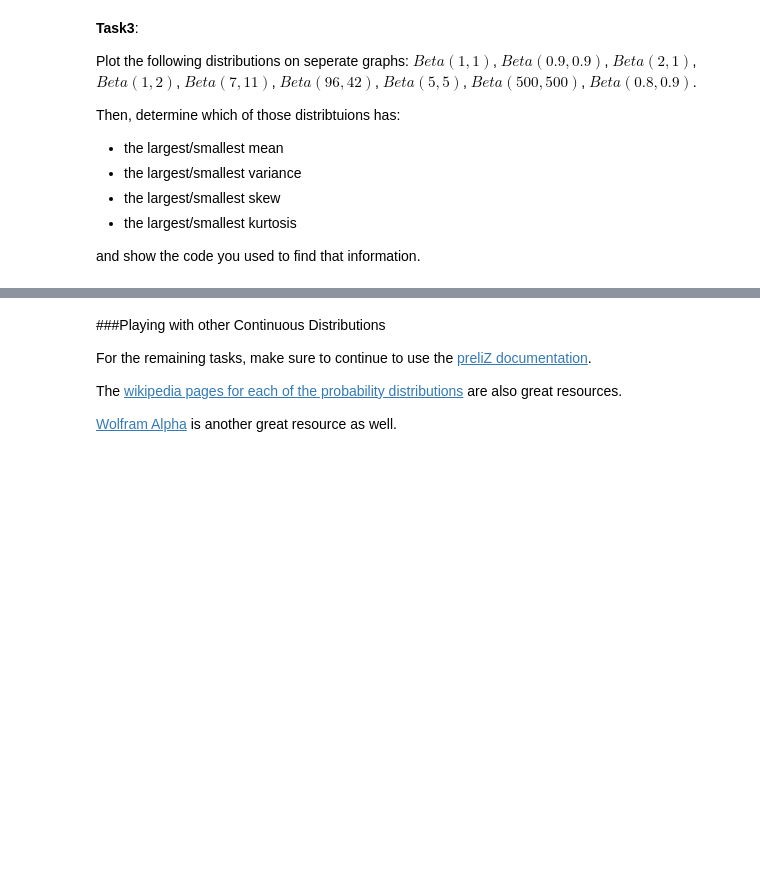
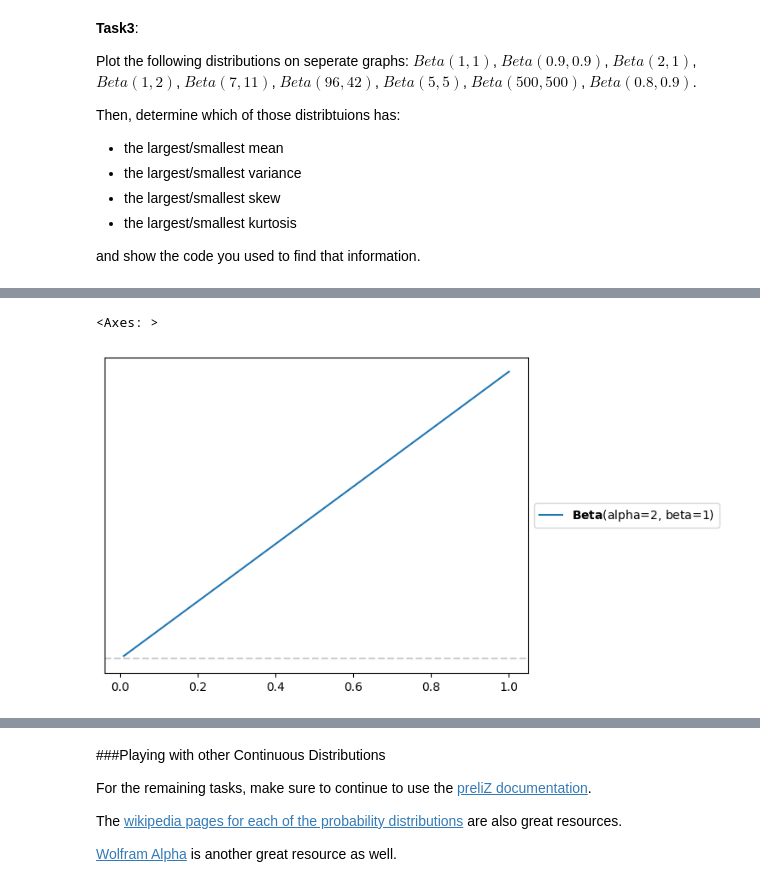
Before and after one commit to Orange314159/DataScience, a Jupyter notebook: MatthewRobsonUnitThreeExercisesSF.ipynb, the cells around one changed output, grey strips where cells are left out. Saved outputs shown, nothing was run; the diff lists cells and outputs as text; code cells hidden in the pictures; blank space fills up the shorter version.

```diff
--- a/MatthewRobsonUnitThreeExercisesSF.ipynb
+++ b/MatthewRobsonUnitThreeExercisesSF.ipynb
@@ -66,0 +77,5 @@ and show the code you used to find that information.
+# %%
+pz.Beta(alpha=2,beta=1).plot_pdf()
+# %% [output]
+<Axes: >
+[figure, added]
```
Also changed, not shown: parts of 12 cells of this notebook.
